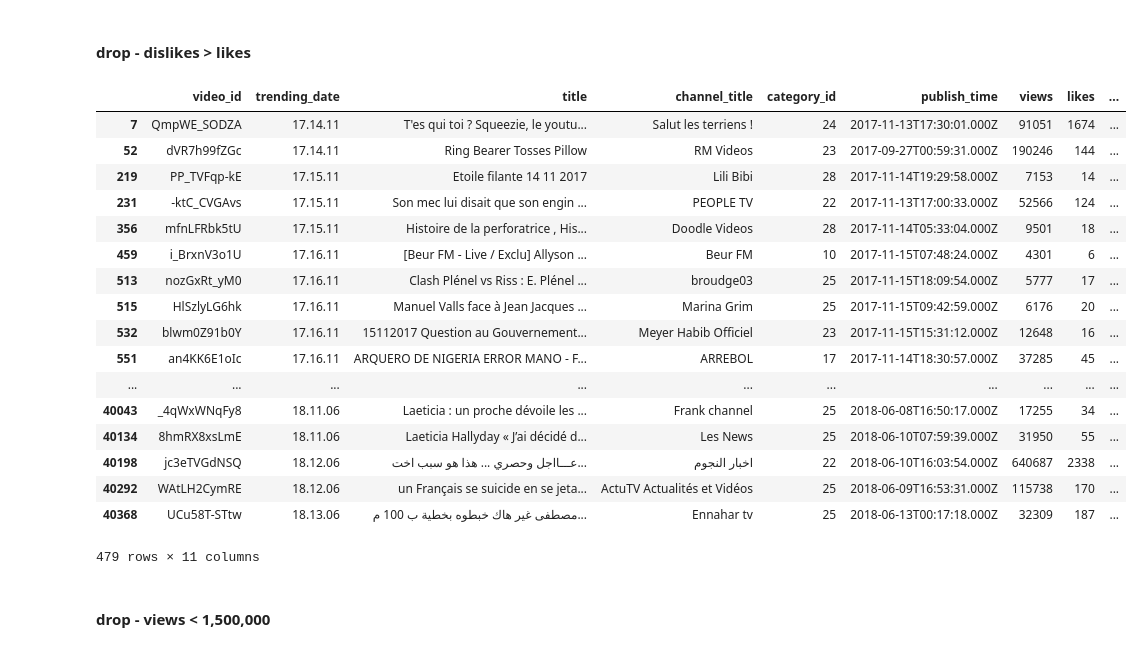
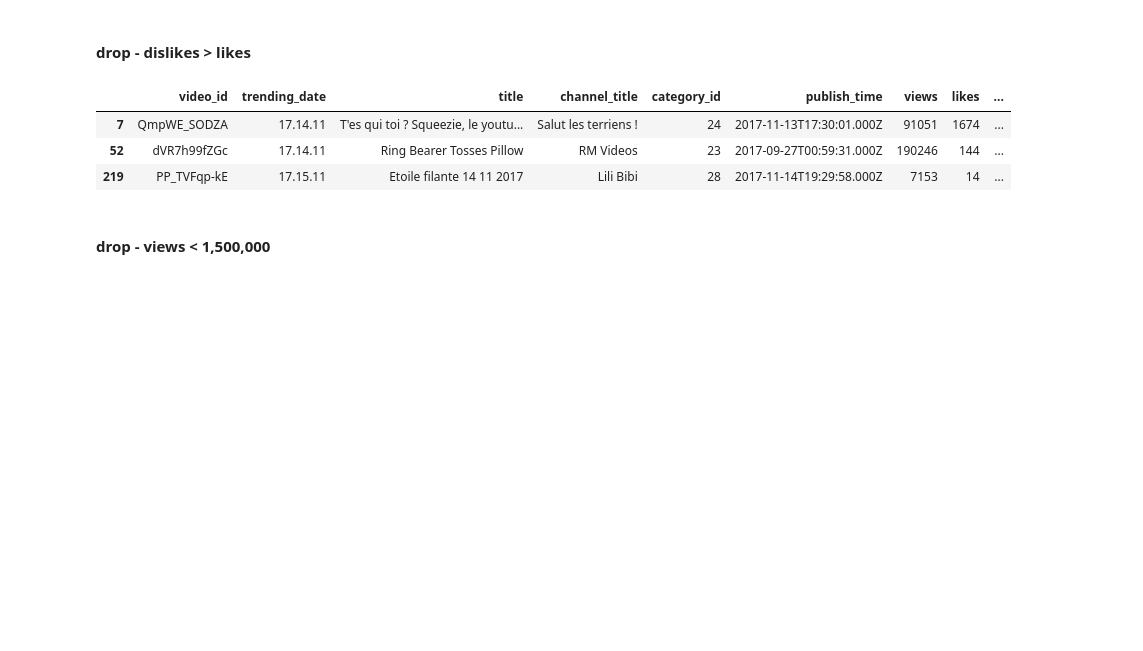
Before and after one commit to SonHyeSeon/DBP_Trinity, a Jupyter notebook: refinement.ipynb, the cells around one changed output. Drawn from its saved outputs; the diff is of its cells as text; code cells hidden in the pictures; blank space fills up the shorter version.

```diff
--- a/refinement.ipynb
+++ b/refinement.ipynb
@@ -141,26 +93,12 @@ videos
 # %%
 # videos.drop(drop.index, inplace=True)
 # %%
-videos[videos['dislikes'] > videos['likes']]
+videos[videos['dislikes'] > videos['likes']].head(3)
 # %% [output]
 |  | video_id | trending_date | title | channel_title | category_id | publish_time | views | likes | ... |
 | 7 | QmpWE_SODZA | 17.14.11 | T'es qui toi ? Squeezie, le youtu... | Salut les terriens ! | 24 | 2017-11-13T17:30:01.000Z | 91051 | 1674 | ... |
 | 52 | dVR7h99fZGc | 17.14.11 | Ring Bearer Tosses Pillow | RM Videos | 23 | 2017-09-27T00:59:31.000Z | 190246 | 144 | ... |
 | 219 | PP_TVFqp-kE | 17.15.11 | Etoile filante 14 11 2017 | Lili Bibi | 28 | 2017-11-14T19:29:58.000Z | 7153 | 14 | ... |
-| 231 | -ktC_CVGAvs | 17.15.11 | Son mec lui disait que son engin ... | PEOPLE TV | 22 | 2017-11-13T17:00:33.000Z | 52566 | 124 | ... |
-| 356 | mfnLFRbk5tU | 17.15.11 | Histoire de la perforatrice , His... | Doodle Videos | 28 | 2017-11-14T05:33:04.000Z | 9501 | 18 | ... |
-| 459 | i_BrxnV3o1U | 17.16.11 | [Beur FM - Live / Exclu] Allyson ... | Beur FM | 10 | 2017-11-15T07:48:24.000Z | 4301 | 6 | ... |
-| 513 | nozGxRt_yM0 | 17.16.11 | Clash Plénel vs Riss : E. Plénel ... | broudge03 | 25 | 2017-11-15T18:09:54.000Z | 5777 | 17 | ... |
-| 515 | HlSzlyLG6hk | 17.16.11 | Manuel Valls face à Jean Jacques ... | Marina Grim | 25 | 2017-11-15T09:42:59.000Z | 6176 | 20 | ... |
-| 532 | blwm0Z91b0Y | 17.16.11 | 15112017 Question au Gouvernement... | Meyer Habib Officiel | 23 | 2017-11-15T15:31:12.000Z | 12648 | 16 | ... |
-| 551 | an4KK6E1oIc | 17.16.11 | ARQUERO DE NIGERIA ERROR MANO - F... | ARREBOL | 17 | 2017-11-14T18:30:57.000Z | 37285 | 45 | ... |
-| ... | ... | ... | ... | ... | ... | ... | ... | ... | ... |
-| 40043 | _4qWxWNqFy8 | 18.11.06 | Laeticia : un proche dévoile les ... | Frank channel | 25 | 2018-06-08T16:50:17.000Z | 17255 | 34 | ... |
-| 40134 | 8hmRX8xsLmE | 18.11.06 | Laeticia Hallyday « J’ai décidé d... | Les News | 25 | 2018-06-10T07:59:39.000Z | 31950 | 55 | ... |
-| 40198 | jc3eTVGdNSQ | 18.12.06 | عـــااجل وحصري ... هذا هو سبب اخت... | اخبار النجوم | 22 | 2018-06-10T16:03:54.000Z | 640687 | 2338 | ... |
-| 40292 | WAtLH2CymRE | 18.12.06 | un Français se suicide en se jeta... | ActuTV Actualités et Vidéos | 25 | 2018-06-09T16:53:31.000Z | 115738 | 170 | ... |
-| 40368 | UCu58T-STtw | 18.13.06 | مصطفى غير هاك خبطوه بخطية ب 100 م... | Ennahar tv | 25 | 2018-06-13T00:17:18.000Z | 32309 | 187 | ... |
-479 rows × 11 columns
 # %% [markdown]
 #### drop - views < 1,500,000
 # %%
```
Also changed, not shown: parts of 10 cells of this notebook.
